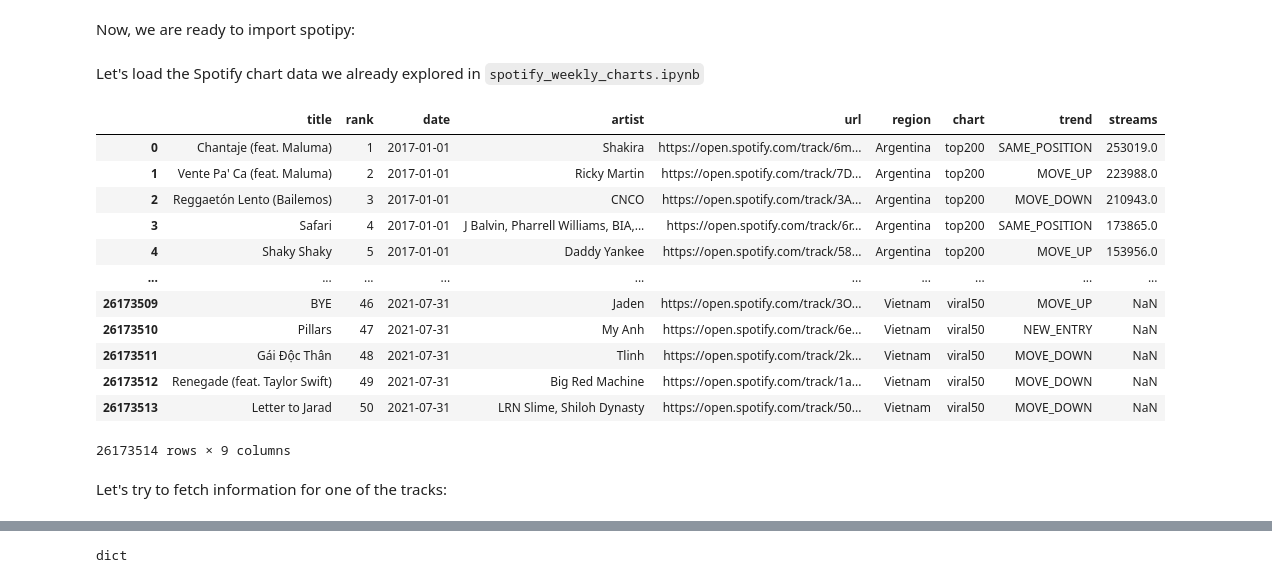
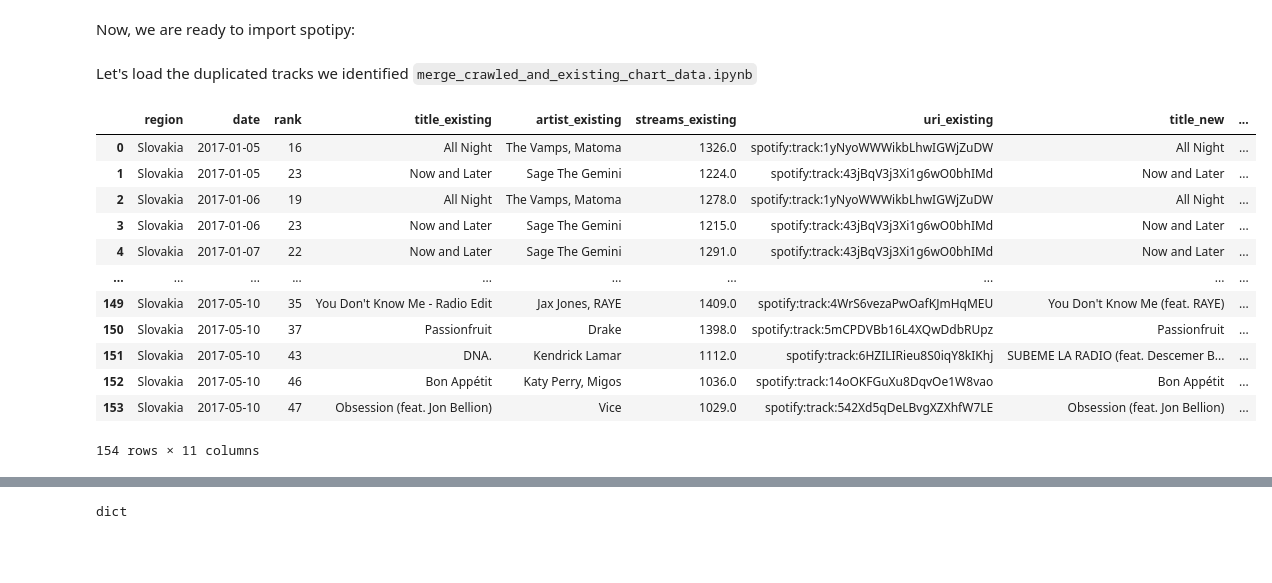
Before and after one commit to Sejmou/exploring-spotify-charts, a Jupyter notebook: data_exploration_and_crawling/exploring_spotify_api.ipynb, the cells around one changed output, grey strips where cells are left out. Cells and saved outputs as stored; diff of their text form; code cells hidden in the pictures; blank space fills up the shorter version.

Commit message:
get some of the incomplete data

```diff
--- a/data_exploration_and_crawling/exploring_spotify_api.ipynb
+++ b/data_exploration_and_crawling/exploring_spotify_api.ipynb
@@ -30,37 +30,24 @@ scope = "user-library-read"
 
 sp = spotipy.Spotify(auth_manager=SpotifyOAuth(scope=scope))
 # %% [markdown]
-Let's load the Spotify chart data we already explored in `spotify_weekly_charts.ipynb`
+Let's load the duplicated tracks we identified `merge_crawled_and_existing_chart_data.ipynb`
 # %%
 import pandas as pd
-from helpers import get_data_path
-charts = pd.read_csv(
-    get_data_path("charts.csv"),
-    dtype={
-        "title": "category",
-        "artist": "category",
-        "url": "category",
-        "region": "category",
-        "chart": "category",
-        "trend": "category",
-    },
-    parse_dates=["date"]
-)
+from helpers import get_data_path, split_dataframe
+
+duplicates = pd.read_csv(get_data_path("duplicates.csv"))
+duplicates
+# %% [output]
+|  | region | date | rank | title_existing | artist_existing | streams_existing | uri_existing | title_new | ... |
+| 0 | Slovakia | 2017-01-05 | 16 | All Night | The Vamps, Matoma | 1326.0 | spotify:track:1yNyoWWWikbLhwIGWjZuDW | All Night | ... |
+| 1 | Slovakia | 2017-01-05 | 23 | Now and Later | Sage The Gemini | 1224.0 | spotify:track:43jBqV3j3Xi1g6wO0bhIMd | Now and Later | ... |
+| 2 | Slovakia | 2017-01-06 | 19 | All Night | The Vamps, Matoma | 1278.0 | spotify:track:1yNyoWWWikbLhwIGWjZuDW | All Night | ... |
+| 3 | Slovakia | 2017-01-06 | 23 | Now and Later | Sage The Gemini | 1215.0 | spotify:track:43jBqV3j3Xi1g6wO0bhIMd | Now and Later | ... |
+| 4 | Slovakia | 2017-01-07 | 22 | Now and Later | Sage The Gemini | 1291.0 | spotify:track:43jBqV3j3Xi1g6wO0bhIMd | Now and Later | ... |
+| ... | ... | ... | ... | ... | ... | ... | ... | ... | ... |
+| 149 | Slovakia | 2017-05-10 | 35 | You Don't Know Me - Radio Edit | Jax Jones, RAYE | 1409.0 | spotify:track:4WrS6vezaPwOafKJmHqMEU | You Don't Know Me (feat. RAYE) | ... |
+| 150 | Slovakia | 2017-05-10 | 37 | Passionfruit | Drake | 1398.0 | spotify:track:5mCPDVBb16L4XQwDdbRUpz | Passionfruit | ... |
+| 151 | Slovakia | 2017-05-10 | 43 | DNA. | Kendrick Lamar | 1112.0 | spotify:track:6HZILIRieu8S0iqY8kIKhj | SUBEME LA RADIO (feat. Descemer B... | ... |
+| 152 | Slovakia | 2017-05-10 | 46 | Bon Appétit | Katy Perry, Migos | 1036.0 | spotify:track:14oOKFGuXu8DqvOe1W8vao | Bon Appétit | ... |
+| 153 | Slovakia | 2017-05-10 | 47 | Obsession (feat. Jon Bellion) | Vice | 1029.0 | spotify:track:542Xd5qDeLBvgXZXhfW7LE | Obsession (feat. Jon Bellion) | ... |
+154 rows × 11 columns
-# %%
-charts
-# %% [output]
-|  | title | rank | date | artist | url | region | chart | trend | streams |
-| 0 | Chantaje (feat. Maluma) | 1 | 2017-01-01 | Shakira | https://open.spotify.com/track/6m... | Argentina | top200 | SAME_POSITION | 253019.0 |
-| 1 | Vente Pa' Ca (feat. Maluma) | 2 | 2017-01-01 | Ricky Martin | https://open.spotify.com/track/7D... | Argentina | top200 | MOVE_UP | 223988.0 |
-| 2 | Reggaetón Lento (Bailemos) | 3 | 2017-01-01 | CNCO | https://open.spotify.com/track/3A... | Argentina | top200 | MOVE_DOWN | 210943.0 |
-| 3 | Safari | 4 | 2017-01-01 | J Balvin, Pharrell Williams, BIA,... | https://open.spotify.com/track/6r... | Argentina | top200 | SAME_POSITION | 173865.0 |
-| 4 | Shaky Shaky | 5 | 2017-01-01 | Daddy Yankee | https://open.spotify.com/track/58... | Argentina | top200 | MOVE_UP | 153956.0 |
-| ... | ... | ... | ... | ... | ... | ... | ... | ... | ... |
-| 26173509 | BYE | 46 | 2021-07-31 | Jaden | https://open.spotify.com/track/3O... | Vietnam | viral50 | MOVE_UP | NaN |
-| 26173510 | Pillars | 47 | 2021-07-31 | My Anh | https://open.spotify.com/track/6e... | Vietnam | viral50 | NEW_ENTRY | NaN |
-| 26173511 | Gái Độc Thân | 48 | 2021-07-31 | Tlinh | https://open.spotify.com/track/2k... | Vietnam | viral50 | MOVE_DOWN | NaN |
-| 26173512 | Renegade (feat. Taylor Swift) | 49 | 2021-07-31 | Big Red Machine | https://open.spotify.com/track/1a... | Vietnam | viral50 | MOVE_DOWN | NaN |
-| 26173513 | Letter to Jarad | 50 | 2021-07-31 | LRN Slime, Shiloh Dynasty | https://open.spotify.com/track/50... | Vietnam | viral50 | MOVE_DOWN | NaN |
-26173514 rows × 9 columns
-# %% [markdown]
-Let's try to fetch information for one of the tracks:
```
Also changed, not shown: parts of 4 cells of this notebook, 6 other files.
